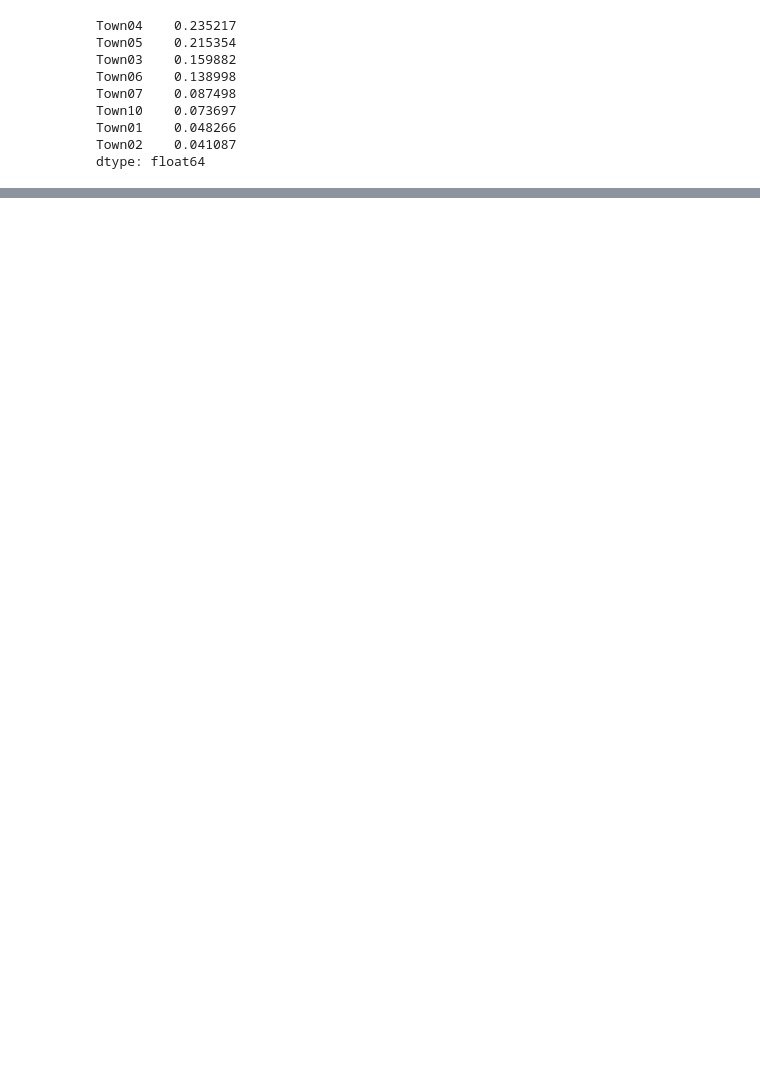
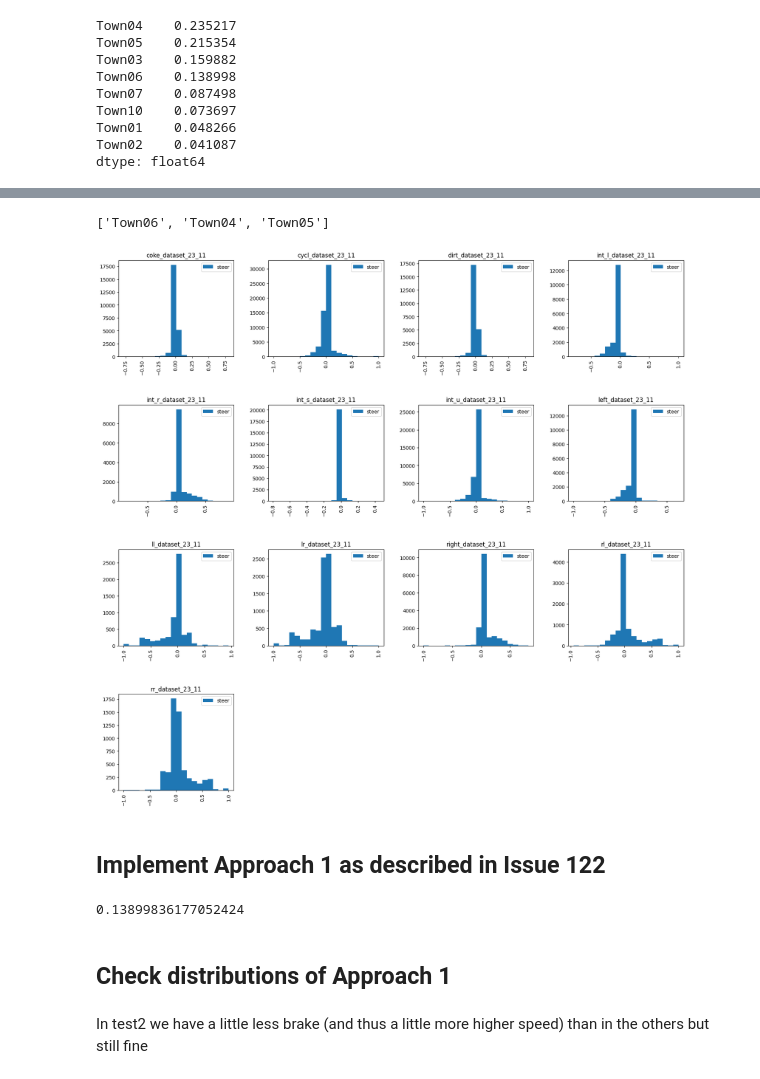
Before and after one commit to moritzwassmer/APPRAS_e2e_imitation, a Jupyter notebook: data_pipeline/notebooks/train_test_split.ipynb, the cells around one changed output, grey strips where cells are left out. Drawn from its saved outputs; the diff is of its cells as text; code cells hidden in the pictures; blank space fills up the shorter version.

Commit message:
Train test split & save prep to disk done

```diff
--- a/data_pipeline/notebooks/train_test_split.ipynb
+++ b/data_pipeline/notebooks/train_test_split.ipynb
@@ -183,0 +73,17 @@ len(df_test_additional) / (len(df_train) + len(df_test_additional))
+# %%
+# Town that occur in every first level folder of the dataset --> Pick Town06 as Test Town (is 13% of entire data)
+intersecting_towns = list(set.intersection(*df_meta_data_stats.groupby("dir_first_level")["town"].apply(lambda x: set(x)).tolist()))
+intersecting_towns
+# %% [output]
+['Town06', 'Town04', 'Town05']
+# %%
+# df_measurements = measurements_to_df(dataset)
+df_measurements = pd.read_json("df_measurements.json")
+df_measurements["dir_first_level"] = df_measurements["dir"].apply(lambda x: x.split(os.sep)[4])
+# For later inspecting the train/test distributions
+df_measurements["dir2"] = df_measurements["dir"].apply(lambda x: os.path.join(*x.split(os.sep)[:-2]))
+df_measurements["brake"] = df_measurements["brake"].apply(lambda x: 1 if x else 0)
+# %%
+ax = df_measurements.hist(by="dir_first_level", column="steer", figsize=(20, 20), legend=True, bins=20)
+# %% [output]
+[figure, added]
@@ -183,0 +101,2 @@ len(df_test_additional) / (len(df_train) + len(df_test_additional))
+# %% [markdown]
+## Implement Approach 1 as described in Issue 122
@@ -183,0 +113,8 @@ len(df_test_additional) / (len(df_train) + len(df_test_additional))
+# %%
+len(df_test_2) / total
+# %% [output]
+0.13899836177052424
+# %% [markdown]
+## Check distributions of Approach 1
+# %% [markdown]
+In test2 we have a little less brake (and thus a little more higher speed) than in the others but still fine
```
Also changed, not shown: parts of 35 cells of this notebook, 5 other files.
